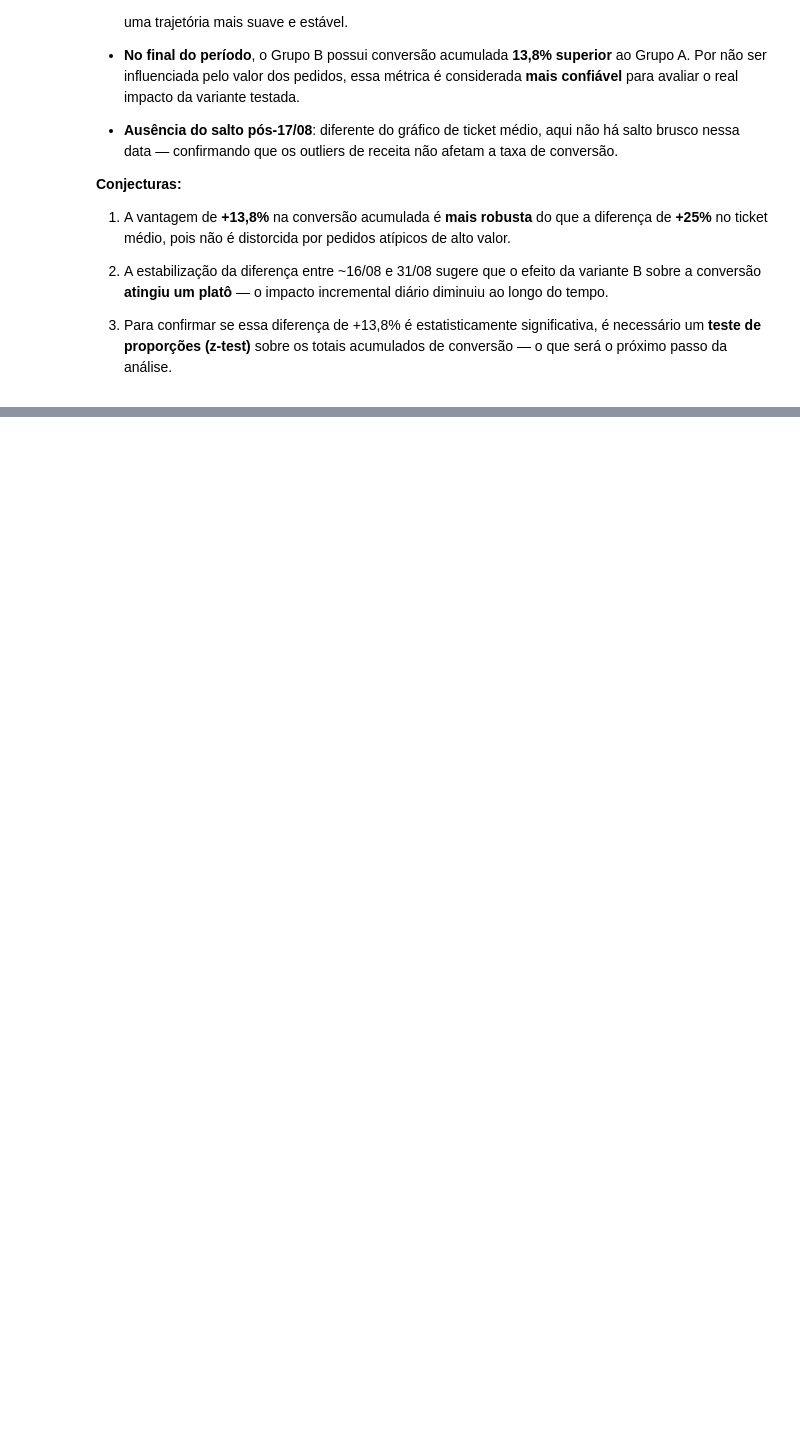
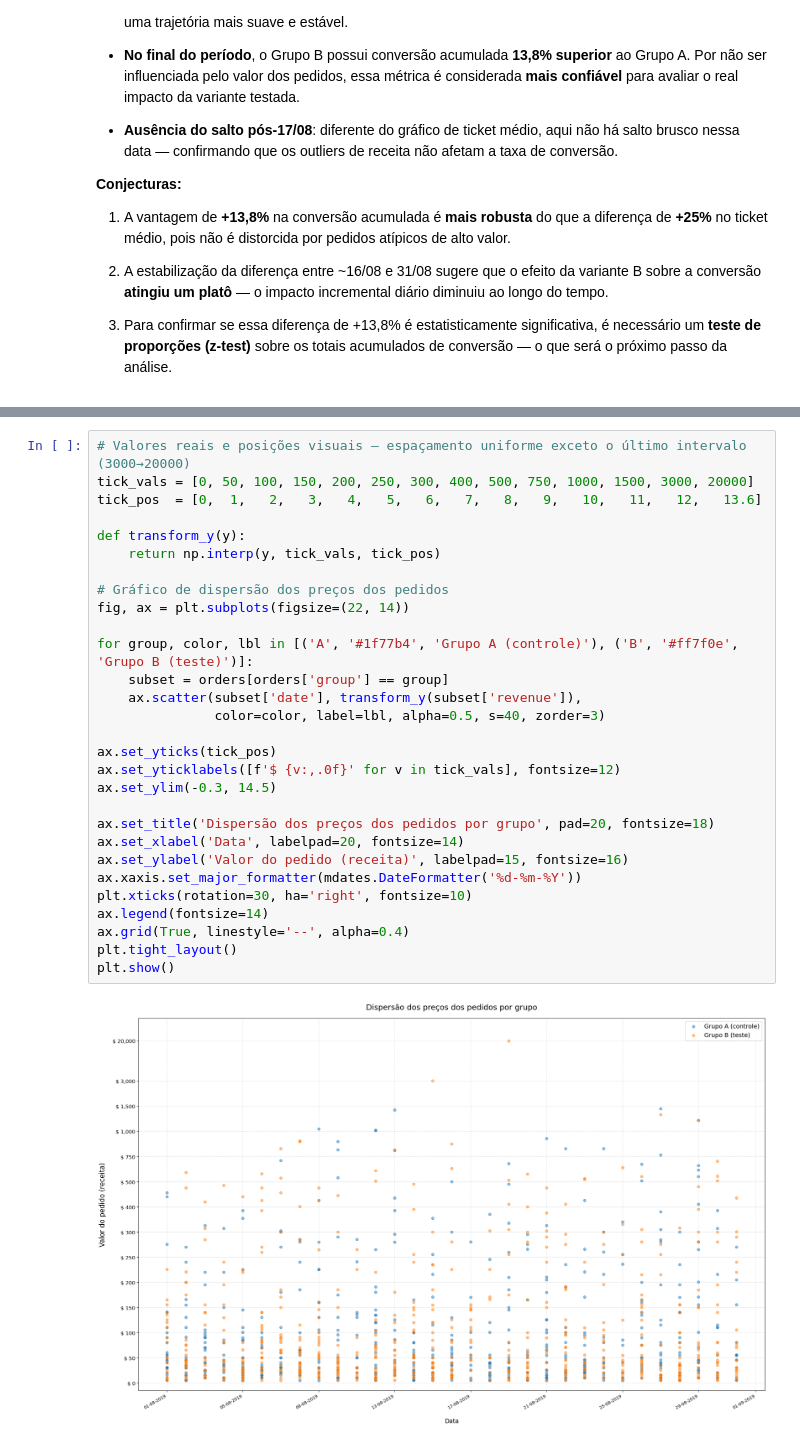
Before and after one commit to raimirsilva/Small-projects, a Jupyter notebook: Sprint-9-project/notebook/ABtests.ipynb, the cells around one changed output, grey strips where cells are left out. Cells and saved outputs as stored; diff of their text form; blank space fills up the shorter version.

```diff
--- a/Sprint-9-project/notebook/ABtests.ipynb
+++ b/Sprint-9-project/notebook/ABtests.ipynb
@@ -729,0 +768,31 @@ plt.show()
+# %%
+# Valores reais e posições visuais — espaçamento uniforme exceto o último intervalo (3000→20000)
+tick_vals = [0, 50, 100, 150, 200, 250, 300, 400, 500, 750, 1000, 1500, 3000, 20000]
+tick_pos  = [0,  1,   2,   3,   4,   5,   6,   7,   8,   9,   10,   11,   12,   13.6]
+
+def transform_y(y):
+    return np.interp(y, tick_vals, tick_pos)
+
+# Gráfico de dispersão dos preços dos pedidos
+fig, ax = plt.subplots(figsize=(22, 14))
+
+for group, color, lbl in [('A', '#1f77b4', 'Grupo A (controle)'), ('B', '#ff7f0e', 'Grupo B (teste)')]:
+    subset = orders[orders['group'] == group]
+    ax.scatter(subset['date'], transform_y(subset['revenue']),
+               color=color, label=lbl, alpha=0.5, s=40, zorder=3)
+
+ax.set_yticks(tick_pos)
+ax.set_yticklabels([f'$ {v:,.0f}' for v in tick_vals], fontsize=12)
+ax.set_ylim(-0.3, 14.5)
+
+ax.set_title('Dispersão dos preços dos pedidos por grupo', pad=20, fontsize=18)
+ax.set_xlabel('Data', labelpad=20, fontsize=14)
+ax.set_ylabel('Valor do pedido (receita)', labelpad=15, fontsize=16)
+ax.xaxis.set_major_formatter(mdates.DateFormatter('%d-%m-%Y'))
+plt.xticks(rotation=30, ha='right', fontsize=10)
+ax.legend(fontsize=14)
+ax.grid(True, linestyle='--', alpha=0.4)
+plt.tight_layout()
+plt.show()
+# %% [output]
+[figure, added]
```
Also changed, not shown: parts of 3 cells of this notebook.
